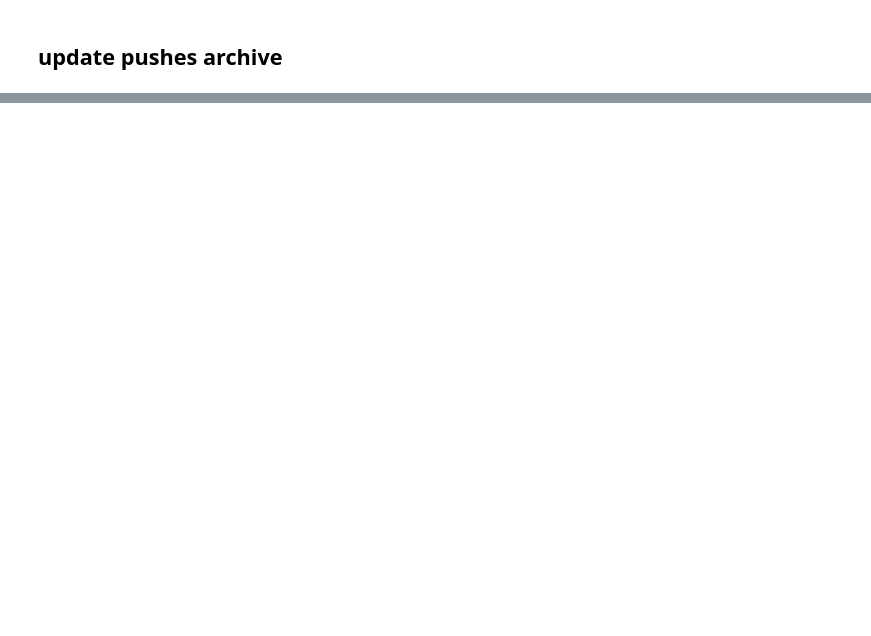
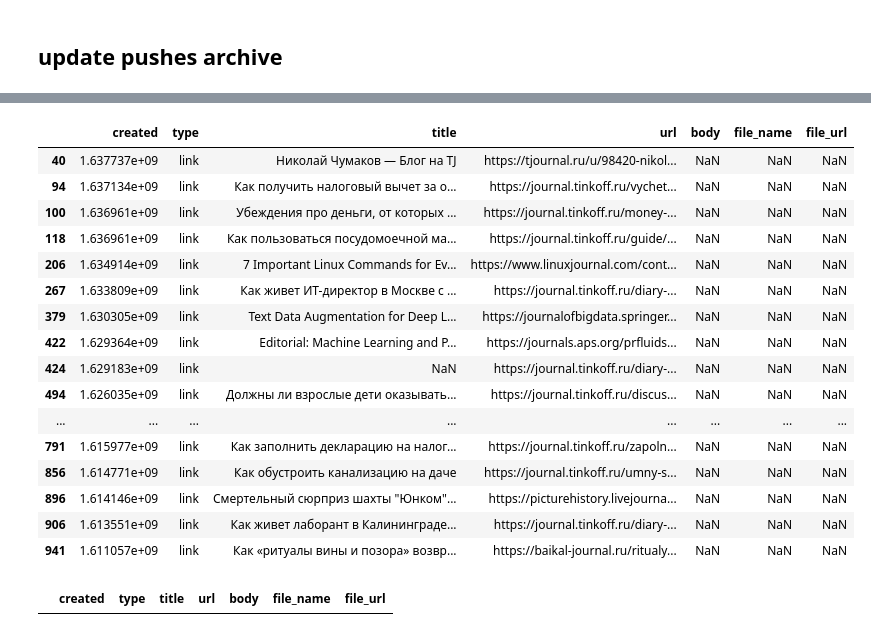
Before and after one commit to varsey/pushbullet-app, a Jupyter notebook: pushapp.ipynb, the cells around one changed output, grey strips where cells are left out. Saved outputs shown, nothing was run; the diff lists cells and outputs as text; code cells hidden in the pictures; blank space fills up the shorter version.

```diff
--- a/pushapp.ipynb
+++ b/pushapp.ipynb
@@ -133,0 +154,26 @@ UnsupportedOperation: read
+# %%
+to_search = pd.DataFrame(pushes_list)[['created', 'type', 'title', 'url', 'body', 'file_name', 'file_url', ]].dropna(subset=['url'])
+# %%
+to_search[to_search['url'].str.contains("journ")]
+# %% [output]
+|  | created | type | title | url | body | file_name | file_url |
+| 40 | 1.637737e+09 | link | Николай Чумаков — Блог на TJ | https://tjournal.ru/u/98420-nikol... | NaN | NaN | NaN |
+| 94 | 1.637134e+09 | link | Как получить налоговый вычет за о... | https://journal.tinkoff.ru/vychet... | NaN | NaN | NaN |
+| 100 | 1.636961e+09 | link | Убеждения про деньги, от которых ... | https://journal.tinkoff.ru/money-... | NaN | NaN | NaN |
+| 118 | 1.636961e+09 | link | Как пользоваться посудомоечной ма... | https://journal.tinkoff.ru/guide/... | NaN | NaN | NaN |
+| 206 | 1.634914e+09 | link | 7 Important Linux Commands for Ev... | https://www.linuxjournal.com/cont... | NaN | NaN | NaN |
+| 267 | 1.633809e+09 | link | Как живет ИТ-директор в Москве с ... | https://journal.tinkoff.ru/diary-... | NaN | NaN | NaN |
+| 379 | 1.630305e+09 | link | Text Data Augmentation for Deep L... | https://journalofbigdata.springer... | NaN | NaN | NaN |
+| 422 | 1.629364e+09 | link | Editorial: Machine Learning and P... | https://journals.aps.org/prfluids... | NaN | NaN | NaN |
+| 424 | 1.629183e+09 | link | NaN | https://journal.tinkoff.ru/diary-... | NaN | NaN | NaN |
+| 494 | 1.626035e+09 | link | Должны ли взрослые дети оказывать... | https://journal.tinkoff.ru/discus... | NaN | NaN | NaN |
+| ... | ... | ... | ... | ... | ... | ... | ... |
+| 791 | 1.615977e+09 | link | Как заполнить декларацию на налог... | https://journal.tinkoff.ru/zapoln... | NaN | NaN | NaN |
+| 856 | 1.614771e+09 | link | Как обустроить канализацию на даче | https://journal.tinkoff.ru/umny-s... | NaN | NaN | NaN |
+| 896 | 1.614146e+09 | link | Смертельный сюрприз шахты "Юнком"... | https://picturehistory.livejourna... | NaN | NaN | NaN |
+| 906 | 1.613551e+09 | link | Как живет лаборант в Калининграде... | https://journal.tinkoff.ru/diary-... | NaN | NaN | NaN |
+| 941 | 1.611057e+09 | link | Как «ритуалы вины и позора» возвр... | https://baikal-journal.ru/ritualy... | NaN | NaN | NaN |
+# %%
+to_search
+# %% [output]
+|  | created | type | title | url | body | file_name | file_url |
```
Also changed, not shown: parts of 11 cells of this notebook, 1 other file.
